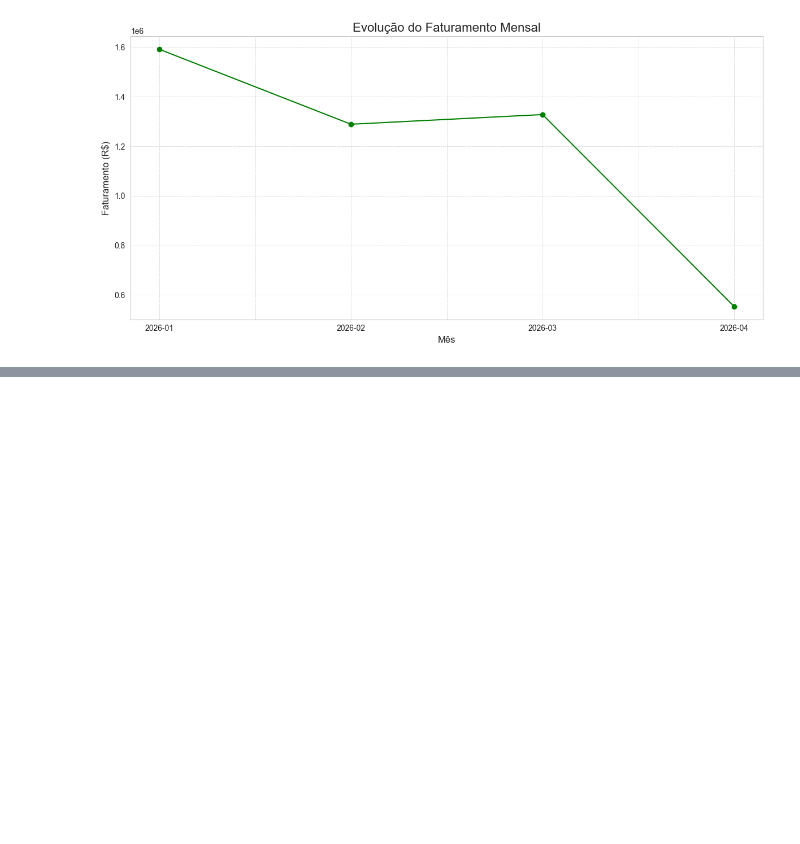
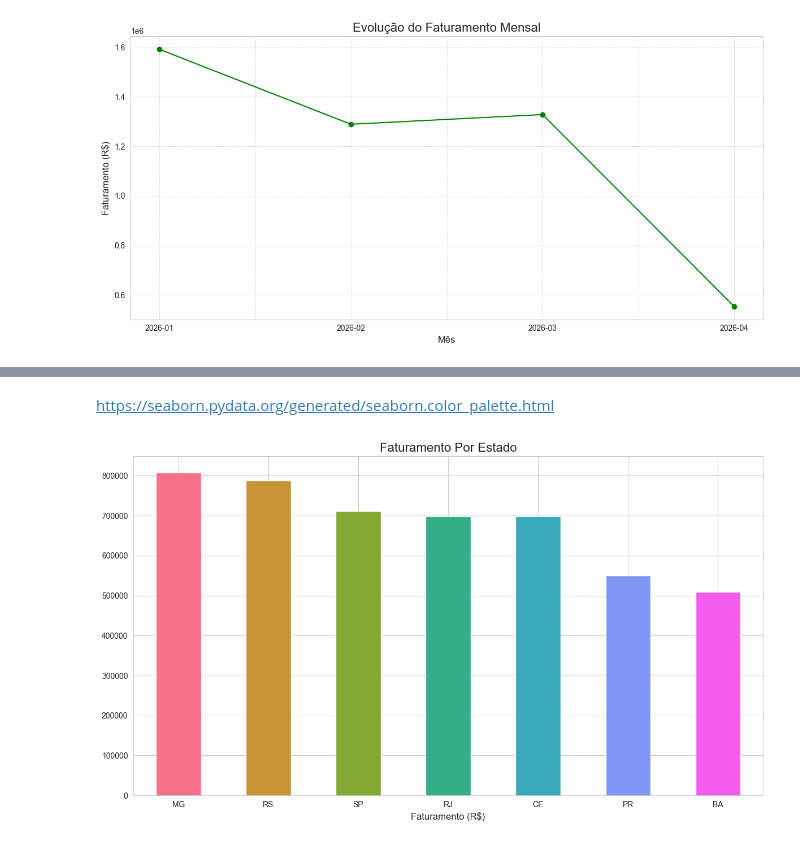
Before and after one commit to marcosfreiresantos/python_fundamentos_com_ia, a Jupyter notebook: estudos_de_caso/analise_de_vendas/mini_projeto_01.ipynb, the cells around one changed output, grey strips where cells are left out. Drawn from its saved outputs; the diff is of its cells as text; code cells hidden in the pictures; blank space fills up the shorter version.

Commit message:
Análise 3 - Vendas Por Estado

```diff
--- a/estudos_de_caso/analise_de_vendas/mini_projeto_01.ipynb
+++ b/estudos_de_caso/analise_de_vendas/mini_projeto_01.ipynb
@@ -408,0 +413,3 @@ plt.show()
+# %%
+# Agrupa por estado e soma o faturamento
+vendas_por_estado = df_vendas.groupby('Estado')['Faturamento'].sum().sort_values(ascending = False)
@@ -408,0 +429,29 @@ plt.show()
+# %% [markdown]
+https://seaborn.pydata.org/generated/seaborn.color_palette.html
+# %%
+# Cria uma nova figura com tamanho de 12 por 7 polegadas
+plt.figure(figsize = (12, 7))
+
+# Plota os dados de faturamento por estado em formato de gráfico de barras
+# Usando a paleta de cores "rocket" do seaborn
+vendas_por_estado.plot(kind = 'bar', color = sns.color_palette("husl", 7))
+
+# Define o título do gráfico com fonte de tamanho 16
+plt.title('Faturamento Por Estado', fontsize = 16)
+
+# Define o rótulo do eixo X
+plt.xlabel('Estado', fontsize = 12)
+
+# Define o rótulo do eixo Y
+plt.xlabel('Faturamento (R$)', fontsize = 12)
+
+# Mantém os rótulos do eixo X na horizontal (sem rotação)
+plt.xticks(rotation = 0)
+
+# Ajusta automaticamente os elementos do gráfico para evitar sobreposição
+plt.tight_layout()
+
+# Exibe o gráfico
+plt.show()
+# %% [output]
+[figure, added]
```
Also changed, not shown: parts of 2 cells of this notebook.
